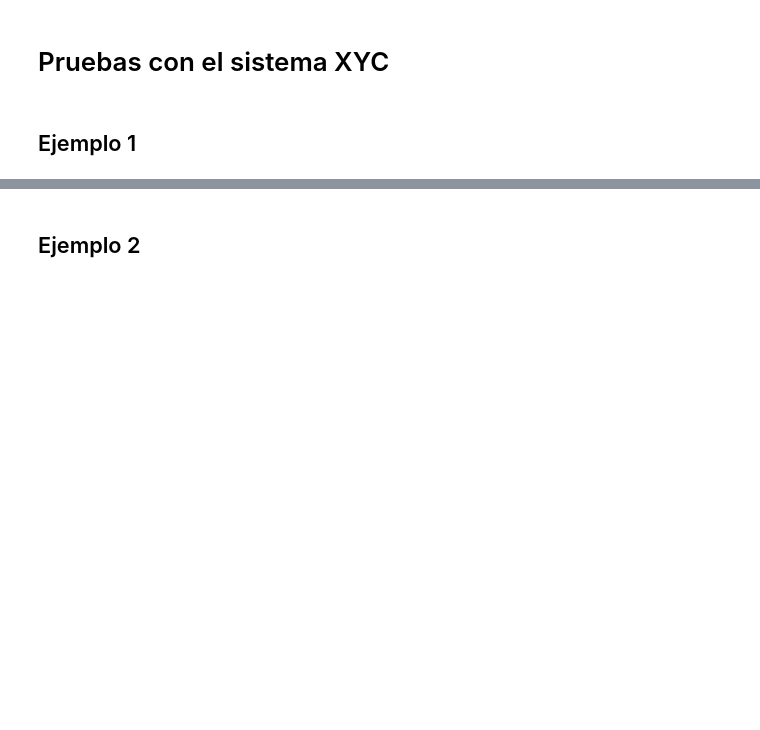
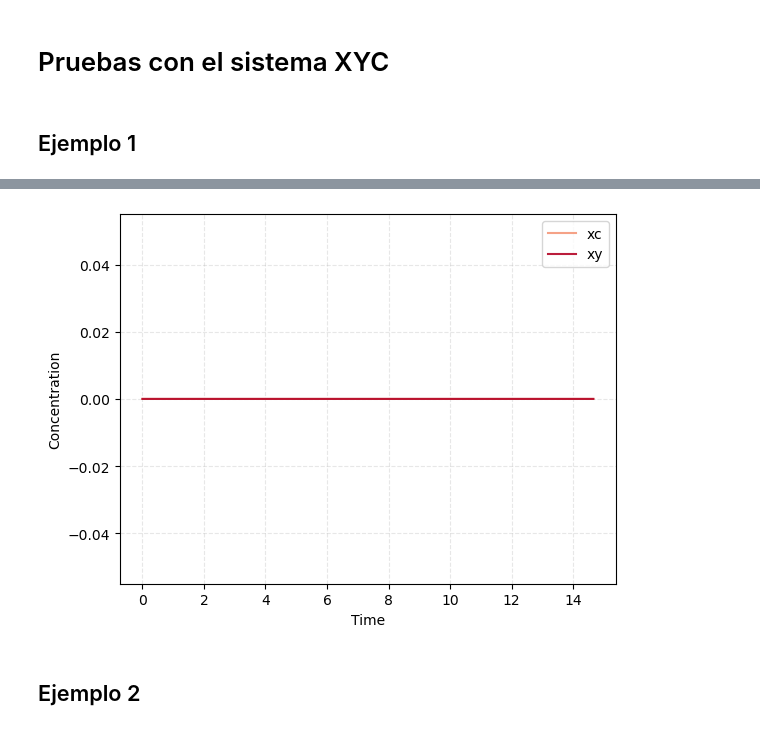
Before and after one commit to CAB-GCA/catalytic_world, a Jupyter notebook: chemostat_graphs.ipynb, the cells around one changed output, grey strips where cells are left out. Drawn from its saved outputs; the diff is of its cells as text; code cells hidden in the pictures; blank space fills up the shorter version.

```diff
--- a/chemostat_graphs.ipynb
+++ b/chemostat_graphs.ipynb
@@ -78,3 +78,16 @@ volume_time(times, V)
+# %%
+colors = plt.cm.coolwarm(np.linspace(0, 1, len(species)))
+plt.figure()
+plt.grid(True, linestyle='--', alpha=0.3)
+for i in range(len(species)):
+    if species[i] == 'xc' or species[i] == 'xy':
+        plt.plot(times, abundances[:, i]/V, label=species[i], color=colors[i], alpha=0.9)
+plt.legend()
+plt.xlabel("Time")
+plt.ylabel("Concentration")
+plt.show()
+# %% [output]
+[figure, added]
 # %% [markdown]
 ## Ejemplo 2
 # %%
```
Also changed, not shown: parts of 8 cells of this notebook, 3 other files.
